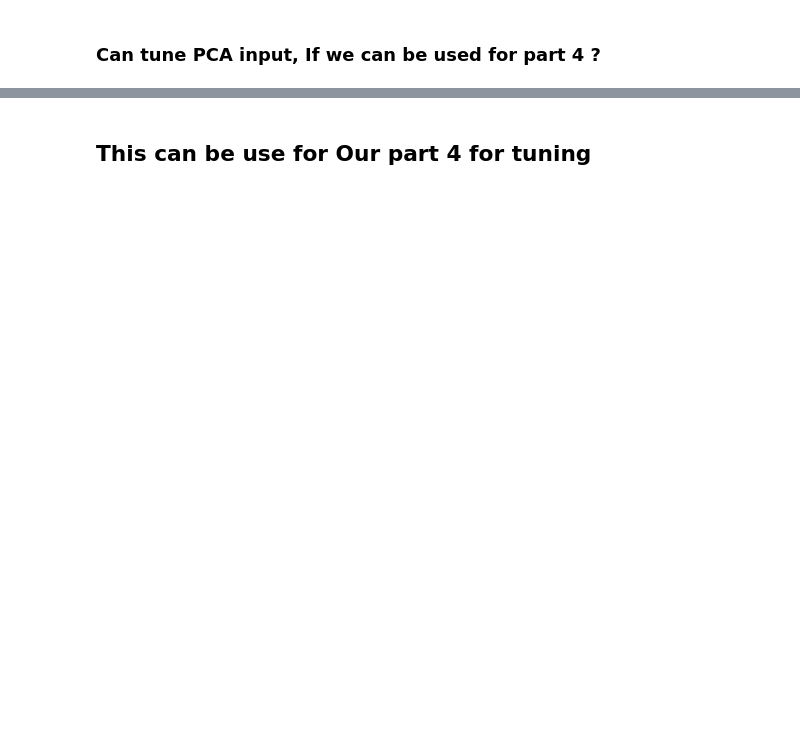
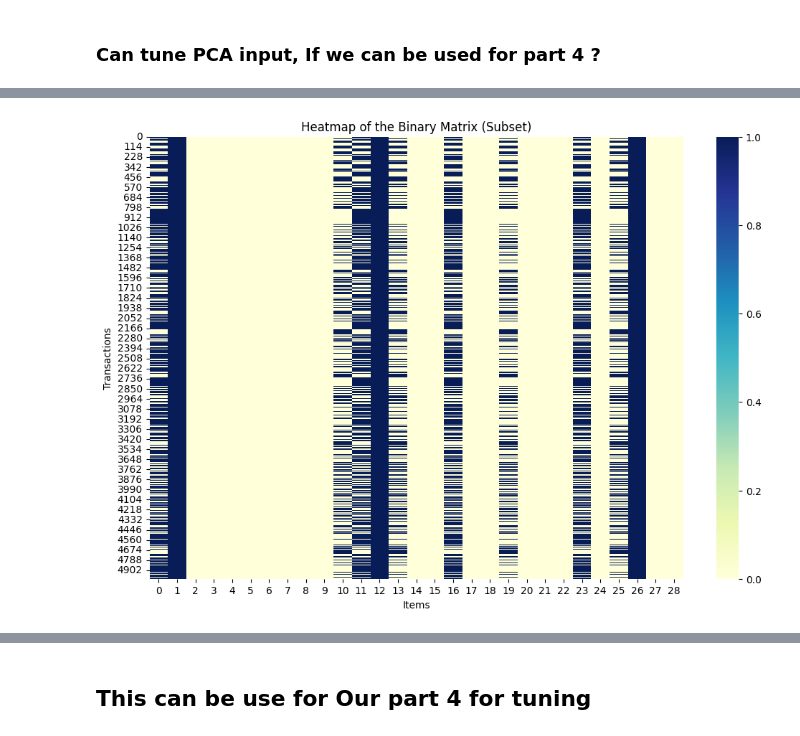
Before and after one commit to ruizhiwang11/assignment2__cz4032, a Jupyter notebook: Par3Part4.ipynb, the cells around one changed output, grey strips where cells are left out. Saved outputs shown, nothing was run; the diff lists cells and outputs as text; code cells hidden in the pictures; blank space fills up the shorter version.

```diff
--- a/Par3Part4.ipynb
+++ b/Par3Part4.ipynb
@@ -133,0 +200,11 @@ plt.show()
+# %%
+subset_data = encoded_matrix[:5000]  # Adjust this based on your data size
+
+plt.figure(figsize=(12, 8))
+sns.heatmap(subset_data, cmap="YlGnBu")
+plt.title("Heatmap of the Binary Matrix (Subset)")
+plt.xlabel("Items")
+plt.ylabel("Transactions")
+plt.show()
+# %% [output]
+[figure, added]
```
Also changed, not shown: parts of 19 cells of this notebook.
